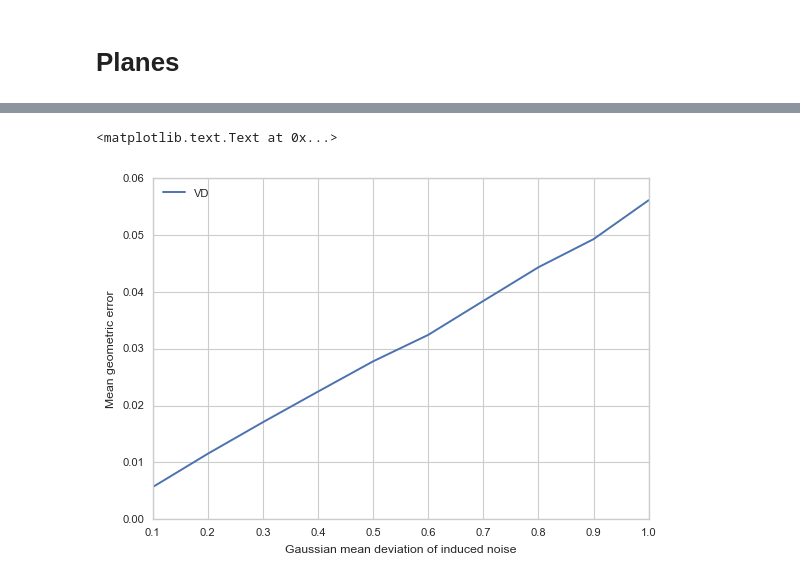
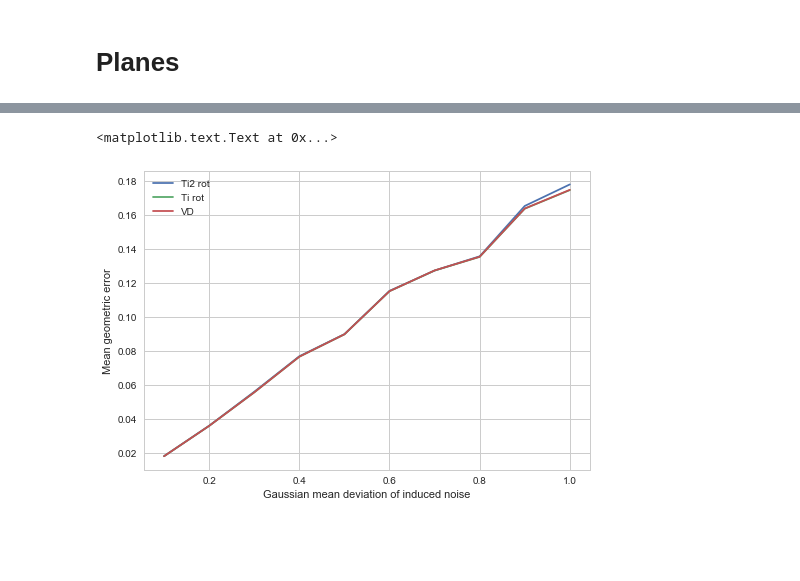
Before and after one commit to tingelst/game, a Jupyter notebook: python/Experiments-v2-Planes.ipynb, the cells around one changed output, grey strips where cells are left out. Cells and saved outputs as stored; diff of their text form; code cells hidden in the pictures; blank space fills up the shorter version.

```diff
--- a/python/Experiments-v2-Planes.ipynb
+++ b/python/Experiments-v2-Planes.ipynb
@@ -8,7 +8,7 @@ import versor as vsr
 import pandas as pd
 import seaborn as sns
 sns.set_style('whitegrid')
-sns.set_context('paper')
+# sns.set_context('paper')
 from versor.drawing import *
 from motor_estimation import MotorEstimationSolver
 from game import VDMotorEstimationSolver
@@ -49,8 +47,8 @@ def rms_motor(results):
     trsmean = np.mean(rms_trs)
     return (motmean, rotmean, trsmean)
 # %%
-def compare_rms_motor(results, results_vd):
-    RMS = {'Ti': {}, "VD": {}}
+def compare_rms_motor(results, results_vd, results_tin):
+    RMS = {'Ti': {}, "VD": {}, 'Ti2': {}}
     our_mot, our_rot, our_trs = rms_motor(results)
     Ti = RMS['Ti']
     Ti['mot'] = our_mot
@@ -59,6 +57,11 @@ def compare_rms_motor(results, results_vd):
     _, vd_rot, _ = rms_motor(results_vd)
     VD = RMS['VD']
     VD['rot'] = vd_rot
+    our_mot2, our_rot2, our_trs2 = rms_motor(results_tin)
+    Ti2 = RMS['Ti2']
+    Ti2['mot'] = our_mot2
+    Ti2['rot'] = our_rot2
+    Ti2['trs'] = our_trs2
     return pd.DataFrame(RMS)
 # %%
 def run_planes(n_planes=10, n_sets=10, n_motors=10,
@@ -68,6 +71,7 @@ def run_planes(n_planes=10, n_sets=10, n_motors=10,
     motors = create_motors(n_motors, d_lims=(-1,1), th_lims=(-pi/2,pi/2))
     results = []
     results_vd = []
+    results_tin = []
     for n_set in range(n_sets):
         datasets = [create_random_planes(motor, n_planes,
                                          rot_noise_std=rot_noise_std,
@@ -76,7 +80,8 @@ def run_planes(n_planes=10, n_sets=10, n_motors=10,
         for dataset in datasets:
             results.append(estimate_motors_planes(dataset, noisy=noisy))
             results_vd.append(estimate_motors_planes_vd(dataset, noisy=noisy))
-    return (results, results_vd)
+            results_tin.append(estimate_motors_planes_lars(dataset, noisy=noisy))
+    return (results, results_vd, results_tin)
 # %%
 def create_random_planes(motor, n_planes=10,
                         trs_noise_std=0.09, rot_noise_std=0.09):
@@ -140,7 +205,7 @@ def estimate_motors_planes_vd(dataset,
     return (planes, motor, estimated_motor, [])
 # %%
 noise_levels = np.linspace(0.1,1.0,10)
-rmss = [compare_rms_motor(*run_planes(100,32,32,
+rmss = [compare_rms_motor(*run_planes(10,10,10,
                                       trs_noise_std=noise_level,
                                       rot_noise_std=noise_level,
                                       noisy=True))
@@ -156,12 +222,13 @@ d.T
 # %%
 fig, ax = plt.subplots(1)
-# ax.plot(noise_levels, d['Ti']['trs'], label='Ti trs')
-# ax.plot(noise_levels, d['Ti']['rot'], label='Ti rot')
+
+ax.plot(noise_levels, d['Ti2']['rot'], label='Ti2 rot')
+ax.plot(noise_levels, d['Ti']['rot'], label='Ti rot')
 ax.plot(noise_levels, d['VD']['rot'], label='VD')
 ax.legend(frameon=False, loc=2)
 ax.set_ylabel('Mean geometric error')
 ax.set_xlabel('Gaussian mean deviation of induced noise')
 # fig.savefig('/Users/lars/latex/latex-phd-thesis/Figures/points-est-deviation.pdf')
 # %% [output]
 <matplotlib.text.Text at 0x...>
-[figure, old version]
+[figure, new version]
```
Also changed, not shown: parts of 6 cells of this notebook, 11 other files.
